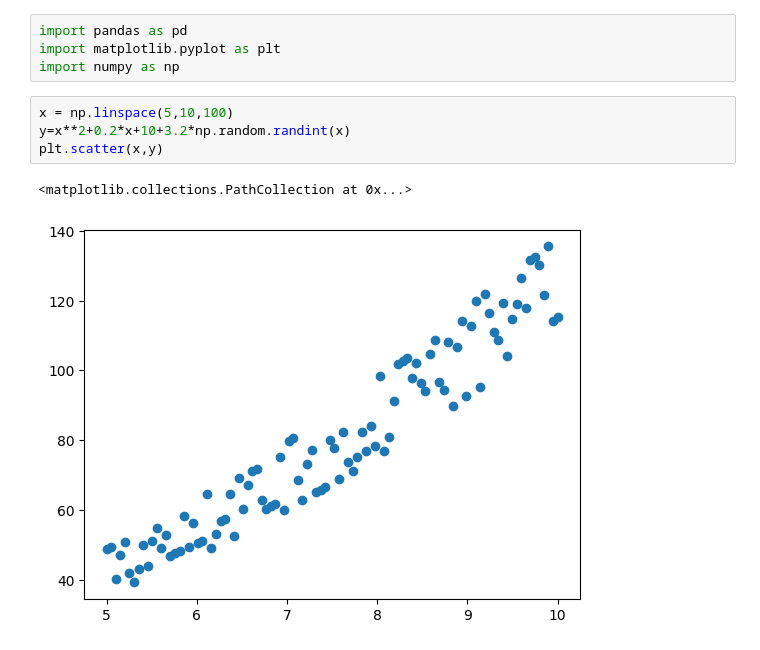
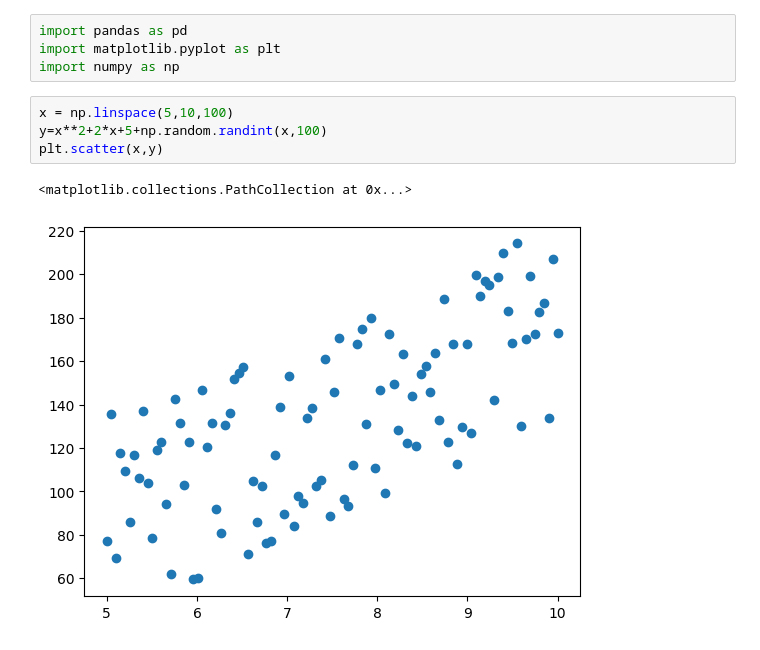
Before and after one commit to danielprinceD/ML-Practice, a Jupyter notebook: Linear_Regression_from_scratch.ipynb, the cells around one changed output. Drawn from its saved outputs; the diff is of its cells as text.

```diff
--- a/Linear_Regression_from_scratch.ipynb
+++ b/Linear_Regression_from_scratch.ipynb
@@ -4,8 +4,8 @@ import matplotlib.pyplot as plt
 import numpy as np
 # %%
 x = np.linspace(5,10,100)
-y=x**2+0.2*x+10+3.2*np.random.randint(x)
+y=x**2+2*x+5+np.random.randint(x,100)
 plt.scatter(x,y)
 # %% [output]
 <matplotlib.collections.PathCollection at 0x...>
-[figure, old version]
+[figure, new version]
```
Also changed, not shown: parts of 6 cells of this notebook.
